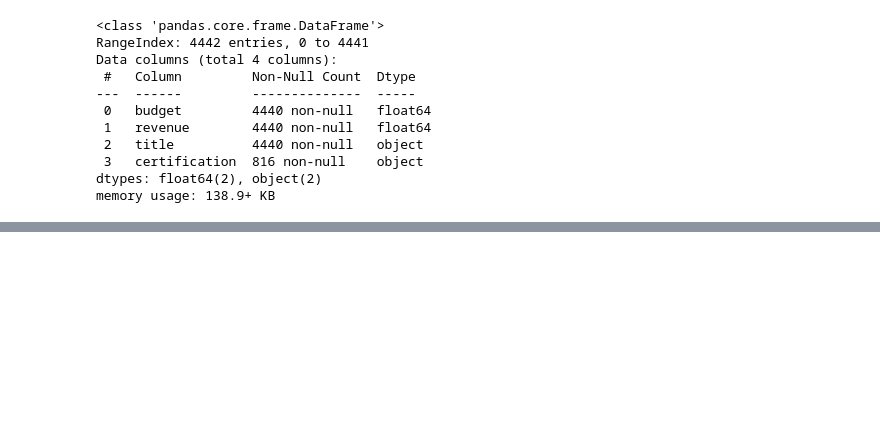
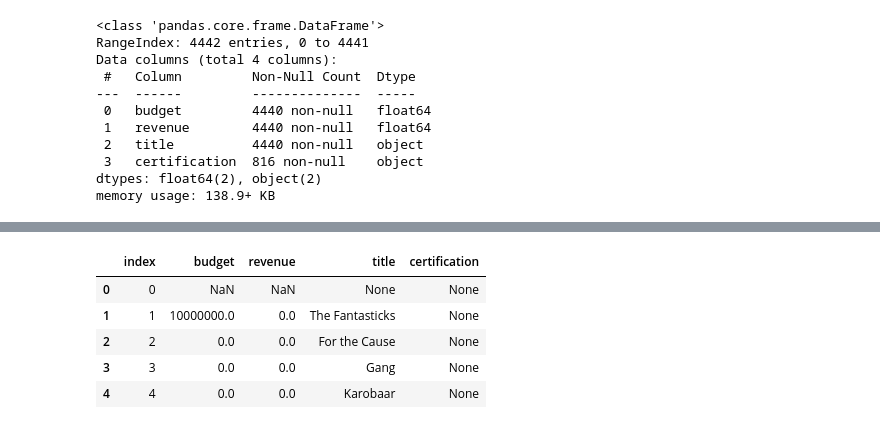
Before and after one commit to fid2445/Project-3-, a Jupyter notebook: Mike Fiddler Project 3- Part 3.ipynb, the cells around one changed output, grey strips where cells are left out. Saved outputs shown, nothing was run; the diff lists cells and outputs as text; code cells hidden in the pictures; blank space fills up the shorter version.

```diff
--- a/Mike Fiddler Project 3- Part 3.ipynb
+++ b/Mike Fiddler Project 3- Part 3.ipynb
@@ -653,0 +702,10 @@ SyntaxError: invalid syntax (3694437079.py, line 7)
+# %%
+q = """SELECT * FROM movies LIMIT 5;"""
+pd.read_sql(q, engine)
+# %% [output]
+|  | index | budget | revenue | title | certification |
+| 0 | 0 | NaN | NaN | None | None |
+| 1 | 1 | 10000000.0 | 0.0 | The Fantasticks | None |
+| 2 | 2 | 0.0 | 0.0 | For the Cause | None |
+| 3 | 3 | 0.0 | 0.0 | Gang | None |
+| 4 | 4 | 0.0 | 0.0 | Karobaar | None |
```
Also changed, not shown: parts of 31 cells of this notebook, 6 other files.
